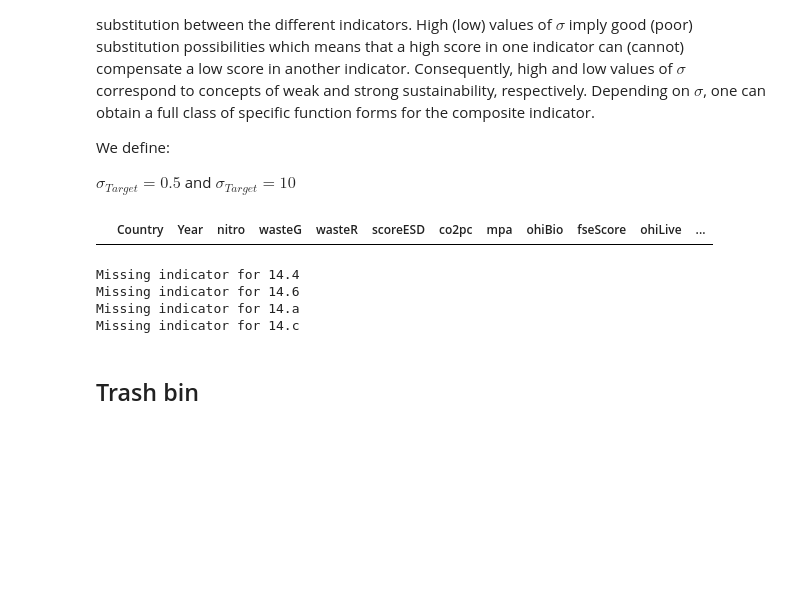
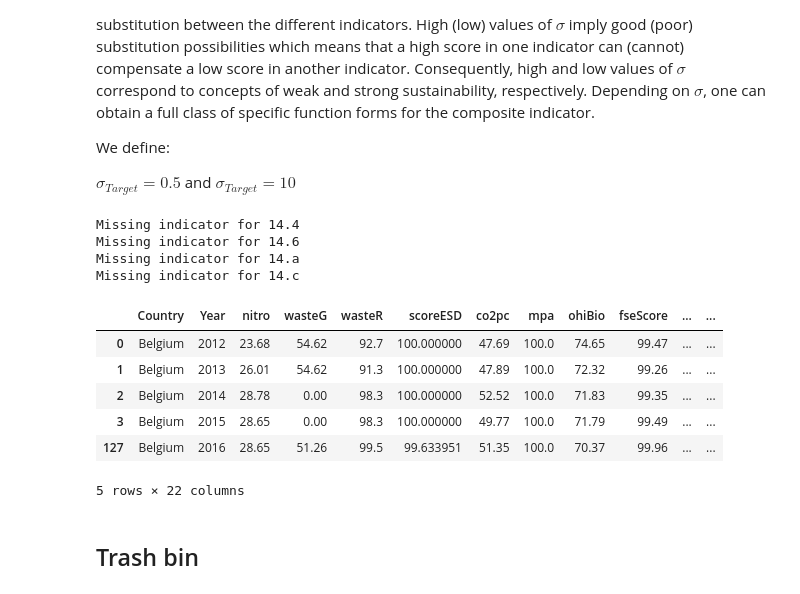
Before and after one commit to isaldiviagonzatti/sdg14, a Jupyter notebook: code/exploreSDG14.ipynb, the cells around one changed output. Cells and saved outputs as stored; diff of their text form; code cells hidden in the pictures; blank space fills up the shorter version.

Commit message:
cleaned abb list, cleaned missing function

```diff
--- a/code/exploreSDG14.ipynb
+++ b/code/exploreSDG14.ipynb
@@ -1222,9 +891,7 @@ ohiTour = ohiTour.pivot_table(
 
 ohiTour[[2012, 2018, 2022]]
 
-for i in countries:
-    if i not in ohiTour.index:
-        print("Missing country:", i)
+missingCountries(ohiTour)
 # %% [output]
 | scenario | 2012 | 2018 | 2022 |
 | region_name |  |  |  |
@@ -1371,9 +1042,7 @@ ohiArt = ohiArt.pivot_table(
 
 ohiArt[[2012, 2018, 2022]]
 
-for i in countries:
-    if i not in ohiArt.index:
-        print("Missing country:", i)
+missingCountries(ohiArt)
 # %% [output]
 | scenario | 2012 | 2018 | 2022 |
 | region_name |  |  |  |
@@ -1429,9 +1099,7 @@ threatened = threatened[threatened.index.isin(countries)].rename(
 threatened[2021] = 100 - threatened[2021]
 threatened
 
-for i in countries:
-    if i not in threatened.index.unique():
-        print(i)
+missingCountries(threatened)
 # %% [output]
 |  | 2021 |
 | Country |  |
@@ -1735,9 +1217,7 @@ imoRatedf = imoRatedf.astype(np.float64)
 imoRatedf = imoRatedf.apply(pd.to_numeric)
 imoRatedf
 
-for i in countries:
-    if i not in imoRatedf.index.unique():
-        print(i)
+missingCountries(imoRatedf)
 # %% [output]
 |  | 2012 | 2018 | 2021 |
 | Country |  |  |  |
@@ -1834,45 +1315,50 @@ df = pd.concat(dictIndicators.values(), axis=1, join="outer")
 df = df.reset_index().sort_values(["Country", "Year"])
 df = df[df.Year.isin(list(range(2012, 2022)))]
 df = df.groupby(["Country"], group_keys=False).apply(lambda x: x.ffill().bfill())
-df[df.Country == "Gibraltar"]
 indicatorsL = {
     "plastic": ["wasteG", "wasteR"],
     "14.1": ["nitro", "plastic"],
     # '14.2':[''],
     "14.3": ["scoreESD", "co2pc"],
     "14.4": ["mortality", "biomass"],
     "14.5": ["mpa", "ohiBio"],
     "14.6": ["fseScore", "tacCatch"],
     "14.7": ["ohiLive", "ohiTour"],
     "14.a": ["oResearch", "sadTac"],
     "14.b": ["ohiArt", "threatened"],
     "14.c": ["imoRatedf", "msfd"],
 }
 
 
 # calculate the indicator for each target. sigma=10 is the default value
 def compositeInd(ind1, ind2, alpha=0.5, sigma=10):
     for i in range(0, 2):
         composite = (
             (alpha * ind1 ** ((sigma - 1) / sigma))
             + ((1 - alpha) * ind2 ** ((sigma - 1) / sigma))
         ) ** (sigma / (sigma - 1))
         return composite
 
 
 for target, indicators in indicatorsL.items():
     try:
         df[target] = compositeInd(df[indicators[0]], df[indicators[1]])
     except KeyError:
         print("Missing indicator for", target)
-
+df.head()
 df.to_csv("../output/indicators.csv")
 # %% [output]
+Missing indicator for 14.4
+Missing indicator for 14.6
+Missing indicator for 14.a
+Missing indicator for 14.c
-|  | Country | Year | nitro | wasteG | wasteR | scoreESD | co2pc | mpa | ohiBio | fseScore | ohiLive | ... |
+|  | Country | Year | nitro | wasteG | wasteR | scoreESD | co2pc | mpa | ohiBio | fseScore | ... | ... |
+| 0 | Belgium | 2012 | 23.68 | 54.62 | 92.7 | 100.000000 | 47.69 | 100.0 | 74.65 | 99.47 | ... | ... |
+| 1 | Belgium | 2013 | 26.01 | 54.62 | 91.3 | 100.000000 | 47.89 | 100.0 | 72.32 | 99.26 | ... | ... |
+| 2 | Belgium | 2014 | 28.78 | 0.00 | 98.3 | 100.000000 | 52.52 | 100.0 | 71.83 | 99.35 | ... | ... |
+| 3 | Belgium | 2015 | 28.65 | 0.00 | 98.3 | 100.000000 | 49.77 | 100.0 | 71.79 | 99.49 | ... | ... |
+| 127 | Belgium | 2016 | 28.65 | 51.26 | 99.5 | 99.633951 | 51.35 | 100.0 | 70.37 | 99.96 | ... | ... |
-Missing indicator for 14.4
-Missing indicator for 14.6
-Missing indicator for 14.a
-Missing indicator for 14.c
+5 rows × 22 columns
 # %% [markdown]
 ## Trash bin
 # %%
```
Also changed, not shown: parts of 27 cells of this notebook, 4 other files.
